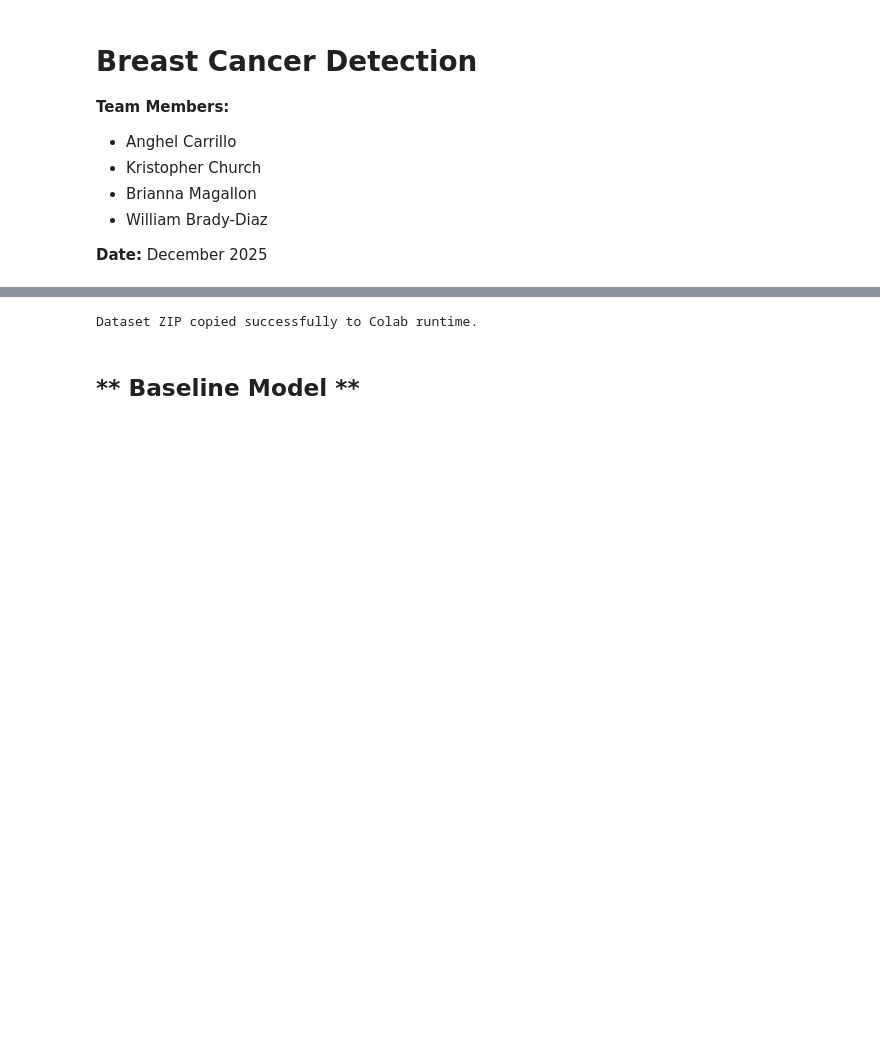
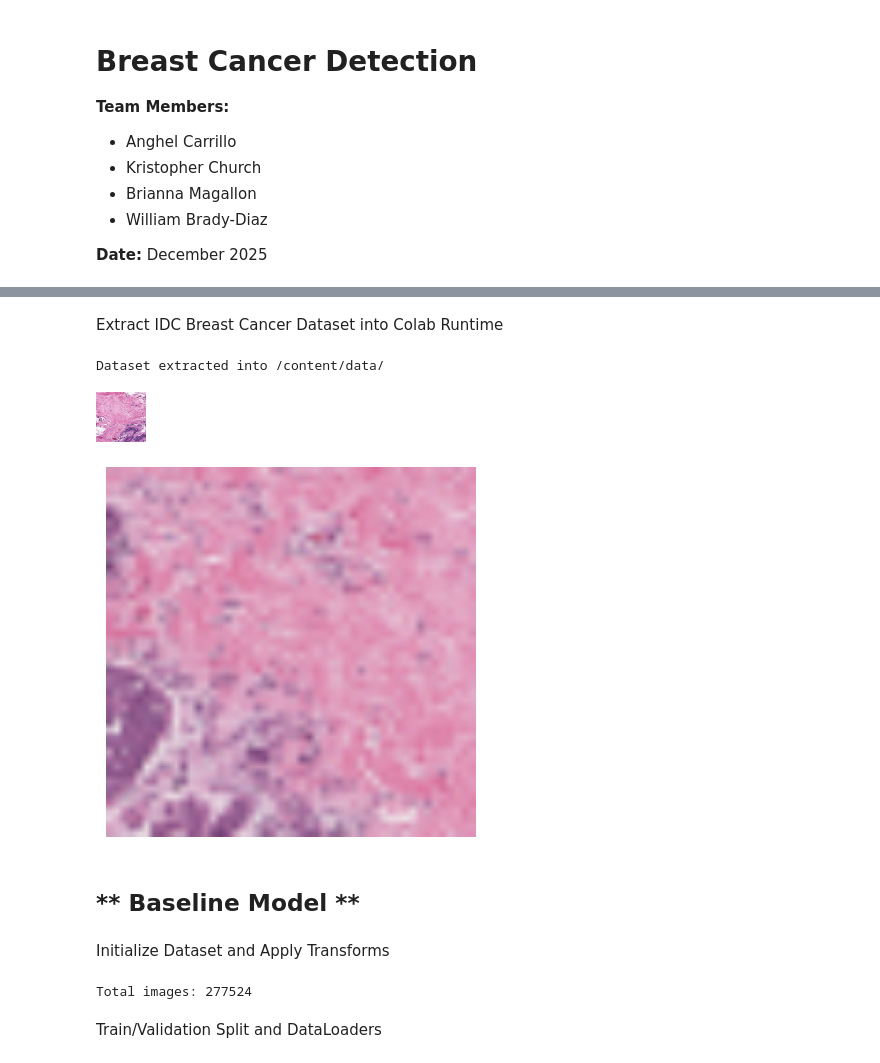
Before and after one commit to w-b-d/Ml-Project, a Jupyter notebook: notebook/training.ipynb, the cells around one changed output, grey strips where cells are left out. Drawn from its saved outputs; the diff is of its cells as text; code cells hidden in the pictures; blank space fills up the shorter version.

Commit message:
extracted dataset

```diff
--- a/notebook/training.ipynb
+++ b/notebook/training.ipynb
@@ -22,7 +29,20 @@ Mounted at /content/drive
-# %%
-!cp "/content/drive/MyDrive/LeBromide/archive(1).zip" .
-print("Dataset ZIP copied successfully to Colab runtime.")
-# %% [output]
-Dataset ZIP copied successfully to Colab runtime.
+# %% [markdown]
+Extract IDC Breast Cancer Dataset into Colab Runtime
+# %%
+zip_path = "/content/drive/MyDrive/LeBromide/data/IDC_regular_ps50_idx5.zip"
+!unzip -q "$zip_path" -d data/
+print("Dataset extracted into /content/data/")
+# %% [output]
+Dataset extracted into /content/data/
+# %%
+#first image
+example_path, _ = dataset[0]
+plt.imshow(example_path.permute(1,2,0))
+plt.axis("off")
+
+img
+# %% [output]
+[figure, added]
+[figure, added]
 # %% [markdown]
 ## ** Baseline Model **
@@ -28,0 +71,14 @@ Dataset ZIP copied successfully to Colab runtime.
+# %% [markdown]
+Initialize Dataset and Apply Transforms
+# %%
+transform = transforms.Compose([
+    transforms.Resize((224,224)),
+    transforms.ToTensor(),
+])
+
+dataset = IDCDataset("data/IDC_regular_ps50_idx5", transform)
+print("Total images:", len(dataset))
+# %% [output]
+Total images: 277524
+# %% [markdown]
+Train/Validation Split and DataLoaders
```
Also changed, not shown: parts of 5 cells of this notebook.
